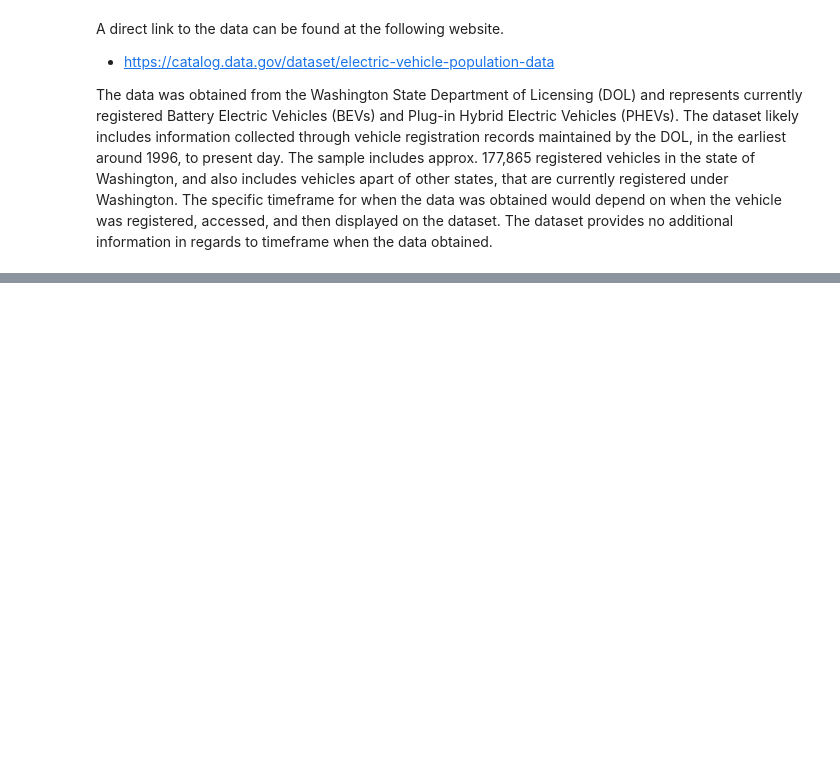
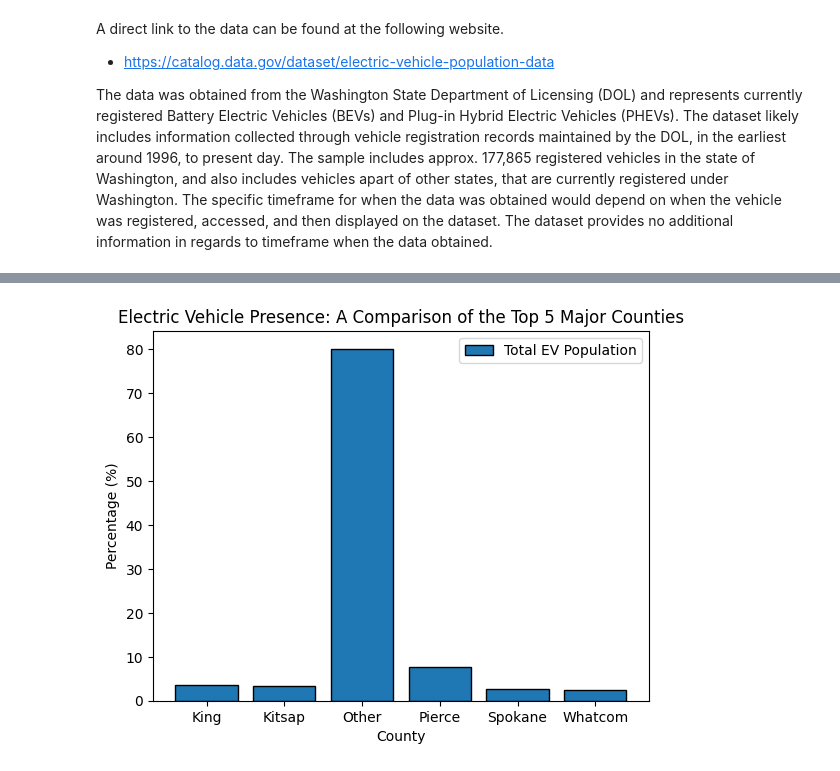
Before and after one commit to IfrahimA/final_project, a Jupyter notebook: Final_Report.ipynb, the cells around one changed output, grey strips where cells are left out. Drawn from its saved outputs; the diff is of its cells as text; code cells hidden in the pictures; blank space fills up the shorter version.

```diff
--- a/Final_Report.ipynb
+++ b/Final_Report.ipynb
@@ -922,0 +35,19 @@ plt.scatter(results_1["latitude"], results_1["longitude"])
+# %%
+#In this cell, we load the data.
+try:
+    #load the csv data from github
+    ev_csv = pd.read_csv("https://raw.githubusercontent.com/IfrahimA/final_project/main/electric_vehicle_population.csv")
+    county_csv = pd.read_csv("https://raw.githubusercontent.com/IfrahimA/final_project/main/ev_population_county.csv")
+
+    #Connect to a database - change "example.db" to a database that makes sense for your data.
+    conn = sql.connect('ev.db')
+
+    #Load the csv data into a table using the connection to the db
+    #that you just created in the previous line.
+    ev_csv.to_sql('ev', conn, index = False)
+    county_csv.to_sql('ev_county', conn, index = False)
+
+except ValueError:
+    print("""A ValueError occurred. If you've run this cell twice,
+             then you're likely getting the error because the DB was created the first time
+             and Python doesn't want to overwrite it the second time.""")
@@ -922,0 +166,17 @@ plt.scatter(results_1["latitude"], results_1["longitude"])
+# %%
+sql_statement = """
+                SELECT
+                    CASE
+                        WHEN x.county = "Pierce" THEN "Pierce"
+                        WHEN x.county = "Spokane" THEN "Spokane"
+                        WHEN x.county = "Thurston" THEN "King"
+                        WHEN x.county = "Kitsap" THEN "Kitsap"
+                        WHEN x.county = "Whatcom" THEN "Whatcom"
+                        ELSE "Other"
+                    END top5, (COUNT(*) * 1.0 / (SELECT COUNT(*) FROM ev)) * 100 AS perc_ev
+                FROM ev x
+                WHERE state = "WA"
+                GROUP BY top5
+                """
+total_vehicle_pop = pd.read_sql_query(sql_statement, conn)
+total_vehicle_pop
@@ -922,0 +191,9 @@ plt.scatter(results_1["latitude"], results_1["longitude"])
+# %%
+plt.bar(total_vehicle_pop["top5"], total_vehicle_pop["perc_ev"], ec="black", label="Total EV Population")
+plt.title("Electric Vehicle Presence: A Comparison of the Top 5 Major Counties")
+plt.ylabel("Percentage (%)")
+plt.xlabel("County")
+plt.yticks()
+plt.legend();
+# %% [output]
+[figure, added]
```
Also changed, not shown: parts of 74 cells of this notebook, 2 other files.
